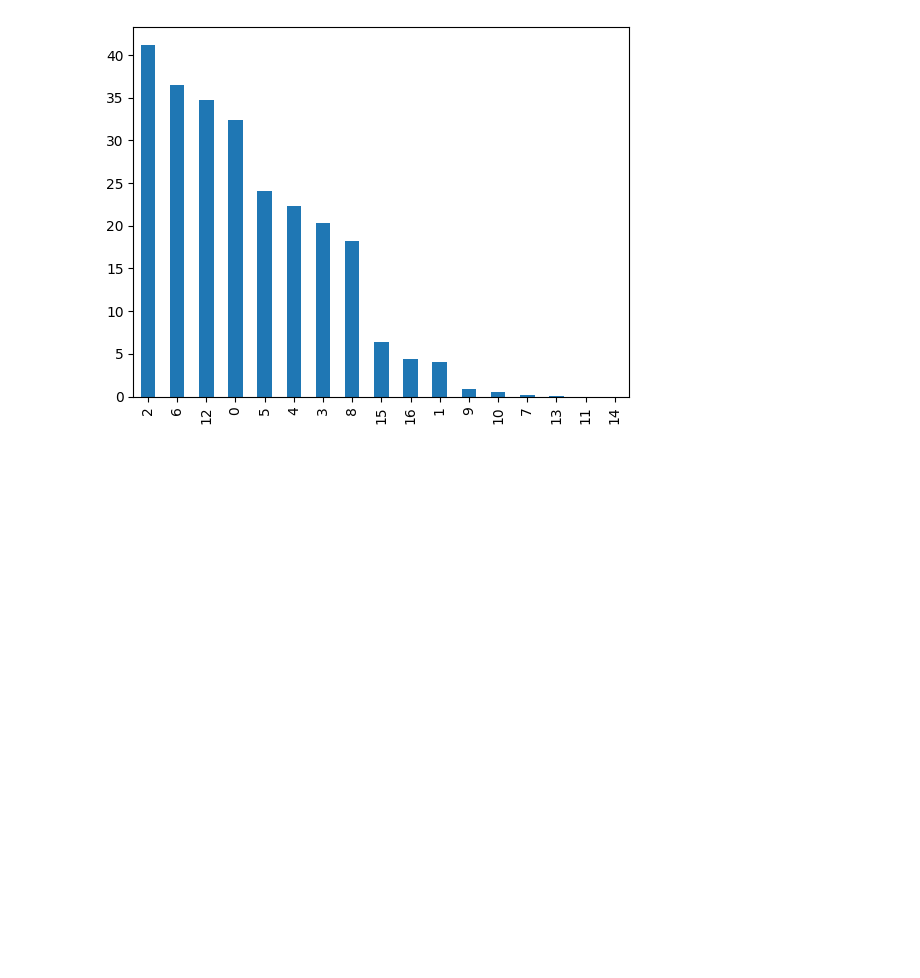
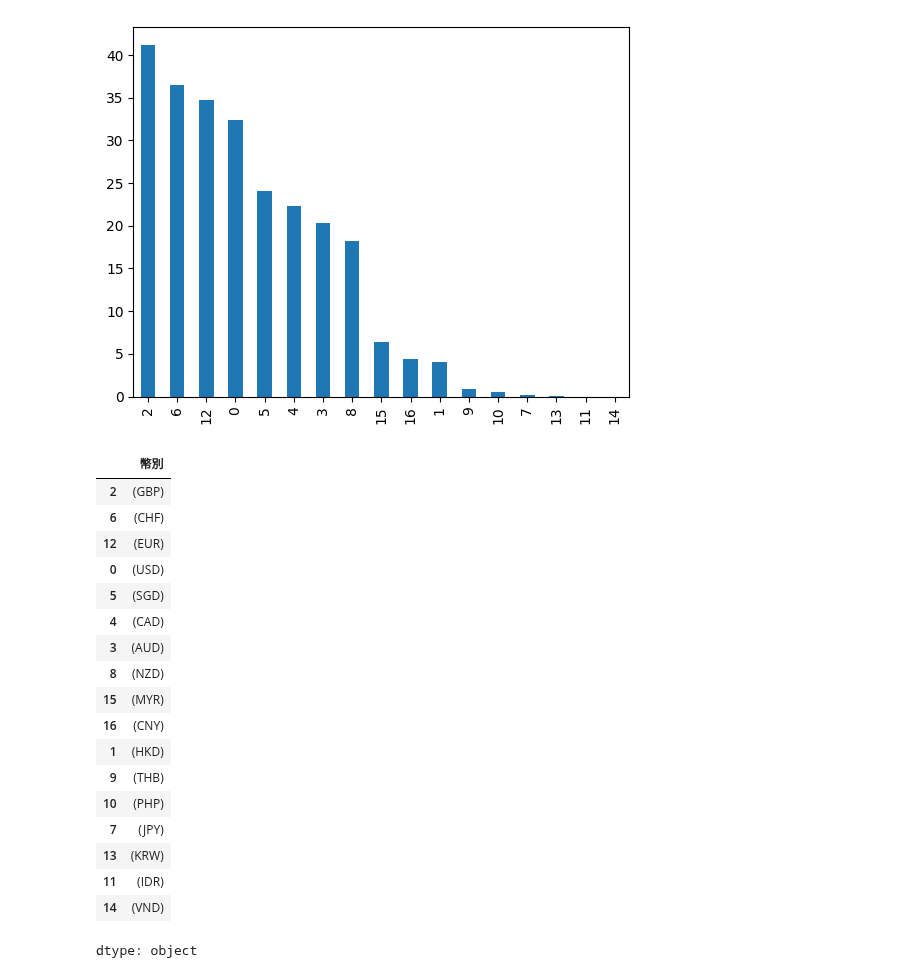
Before and after one commit to wu4fmp6/python_analysis, a Jupyter notebook: lesson7_1.ipynb, the cells around one changed output. Cells and saved outputs as stored; diff of their text form; code cells hidden in the pictures; blank space fills up the shorter version.

```diff
--- a/lesson7_1.ipynb
+++ b/lesson7_1.ipynb
@@ -187,3 +182,25 @@ WARNING:matplotlib.font_manager:findfont: Font family 'ChineseFont.ttf' not foun
 WARNING:matplotlib.font_manager:findfont: Font family 'ChineseFont.ttf' not found.
 WARNING:matplotlib.font_manager:findfont: Font family 'ChineseFont.ttf' not found.
 [figure]
+# %%
+df['幣別'].apply(lambda x: x.split()[-1])
+# %% [output]
+|  | 幣別 |
+| 2 | (GBP) |
+| 6 | (CHF) |
+| 12 | (EUR) |
+| 0 | (USD) |
+| 5 | (SGD) |
+| 4 | (CAD) |
+| 3 | (AUD) |
+| 8 | (NZD) |
+| 15 | (MYR) |
+| 16 | (CNY) |
+| 1 | (HKD) |
+| 9 | (THB) |
+| 10 | (PHP) |
+| 7 | (JPY) |
+| 13 | (KRW) |
+| 11 | (IDR) |
+| 14 | (VND) |
+dtype: object
```
Also changed, not shown: parts of 3 cells of this notebook.
